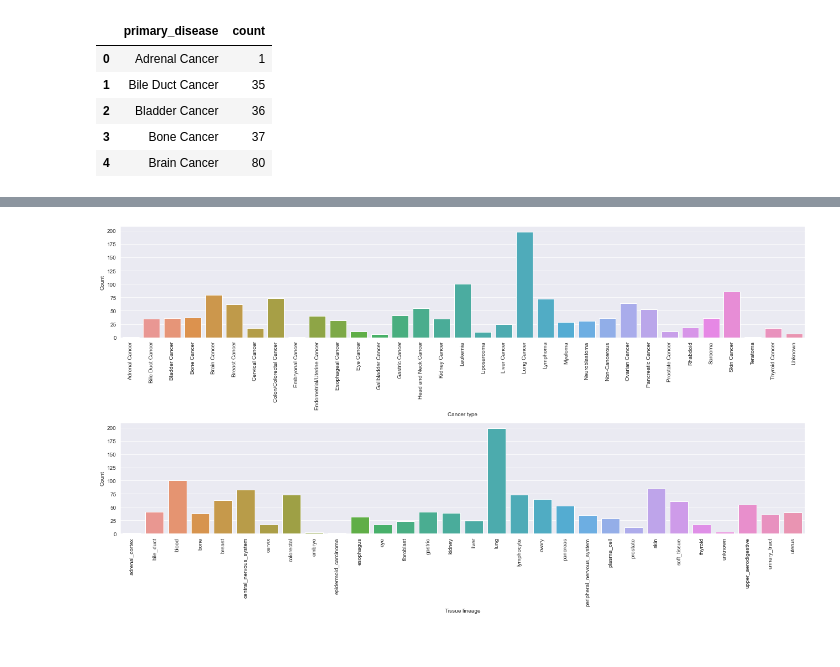
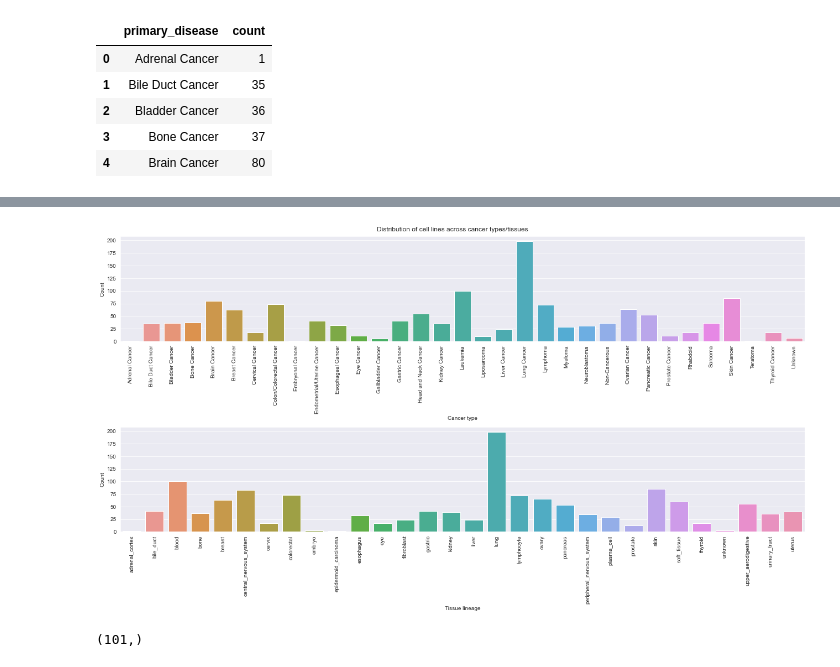
Before and after one commit to greenelab/pancancer-evaluation, a Jupyter notebook: 08_cell_line_prediction/download_data.ipynb, the cells around one changed output, grey strips where cells are left out. Drawn from its saved outputs; the diff is of its cells as text; code cells hidden in the pictures.

```diff
--- a/08_cell_line_prediction/download_data.ipynb
+++ b/08_cell_line_prediction/download_data.ipynb
@@ -190,7 +204,7 @@ print(all_index.shape)
 # %% [output]
 (1402,)
 # %%
-ccle_exp_cancer_types = (ccle_sample_info_df
+ccle_cancer_types = (ccle_sample_info_df
     .reindex(all_index)
     .groupby('primary_disease')
     .count()
@@ -199,7 +213,7 @@ ccle_exp_cancer_types = (ccle_sample_info_df
     .rename(columns={'cell_line_name': 'count'})
 )
 
-ccle_exp_cancer_types.head()
+ccle_cancer_types.head()
 # %% [output]
 |  | primary_disease | count |
 | 0 | Adrenal Cancer | 1 |
@@ -227,18 +241,30 @@ ccle_exp_tissues.head()
 | 4 | breast | 63 |
-# %%
-sns.set({'figure.figsize': (18, 10)})
-fig, axarr = plt.subplots(2, 1)
-
-sns.barplot(data=ccle_exp_cancer_types, x='primary_disease', y='count', ax=axarr[0])
-axarr[0].set_xticklabels(axarr[0].get_xticklabels(), rotation=90)
-axarr[0].set_xlabel('Cancer type')
-axarr[0].set_ylabel('Count')
-
-sns.barplot(data=ccle_exp_tissues, x='lineage', y='count', ax=axarr[1])
-axarr[1].set_xticklabels(axarr[1].get_xticklabels(), rotation=90)
-axarr[1].set_xlabel('Tissue lineage')
-axarr[1].set_ylabel('Count')
-
-plt.tight_layout()
-# %% [output]
-[figure, removed]
+# %%
+sns.set({'figure.figsize': (18, 10)})
+fig, axarr = plt.subplots(2, 1)
+
+sns.barplot(data=ccle_cancer_types, x='primary_disease', y='count', ax=axarr[0])
+axarr[0].set_xticklabels(axarr[0].get_xticklabels(), rotation=90)
+axarr[0].set_xlabel('Cancer type')
+axarr[0].set_ylabel('Count')
+
+sns.barplot(data=ccle_tissues, x='lineage', y='count', ax=axarr[1])
+axarr[1].set_xticklabels(axarr[1].get_xticklabels(), rotation=90)
+axarr[1].set_xlabel('Tissue lineage')
+axarr[1].set_ylabel('Count')
+
+plt.suptitle('Distribution of cell lines across cancer types/tissues')
+plt.tight_layout()
+# %% [output]
+[figure, added]
+# %%
+# gene to explore mutation distribution for
+gene = 'EGFR'
+
+gene_index = (ccle_sample_info_df.index
+    .intersection(ccle_expression_df.index)
+    .intersection(ccle_mutation_binary_df[ccle_mutation_binary_df[gene] == 1].index)
+)
+print(gene_index.shape)
+# %% [output]
+(101,)
```
Also changed, not shown: parts of 9 cells of this notebook, 1 other file.
